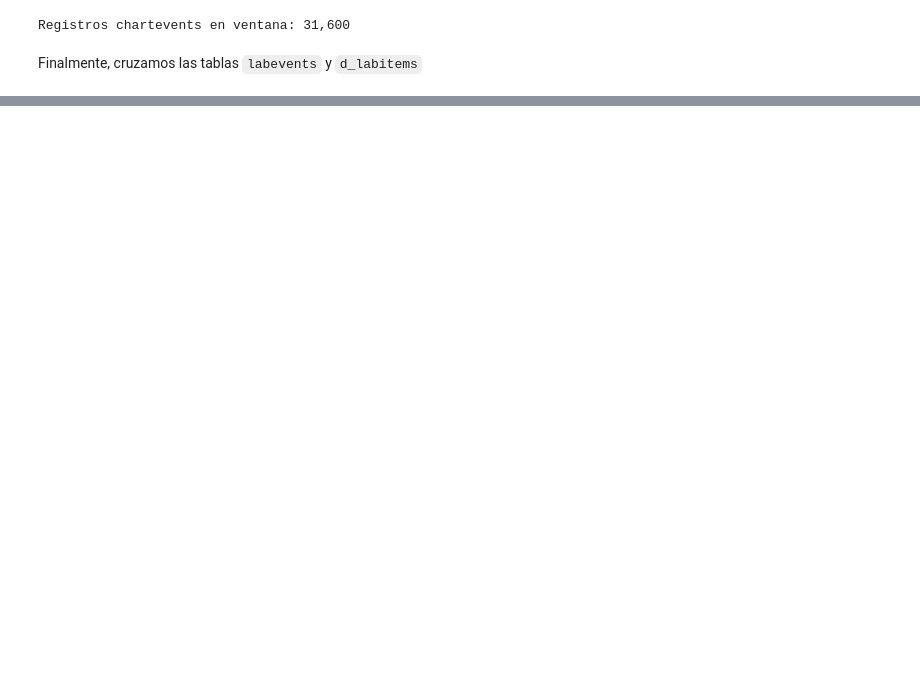
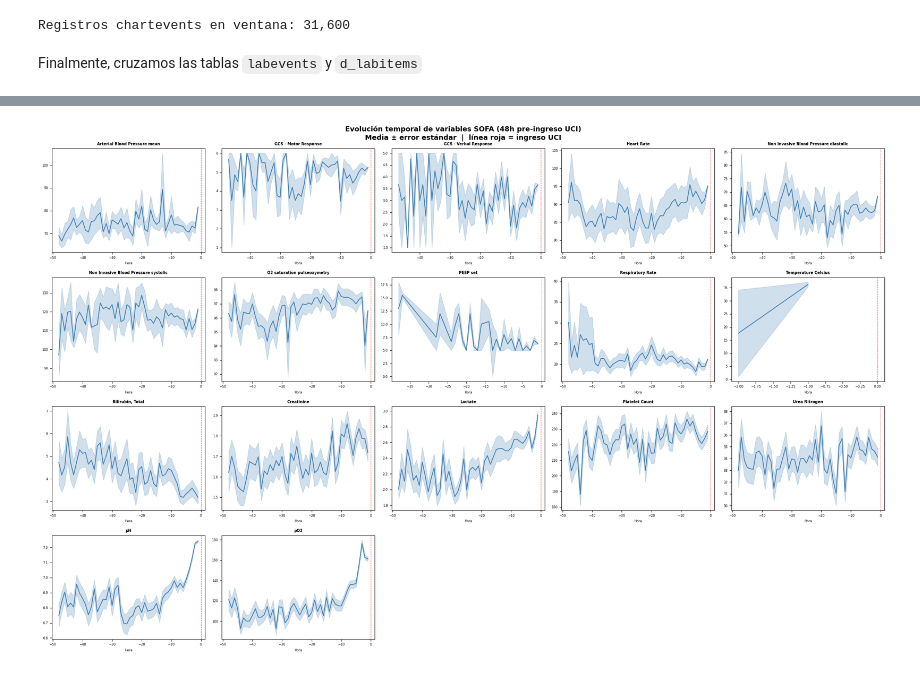
Before and after one commit to hsaddouki/DeepPulse-LSTM, a Jupyter notebook: notebooks/01_data_analysis.ipynb, the cells around one changed output, grey strips where cells are left out. Drawn from its saved outputs; the diff is of its cells as text; code cells hidden in the pictures; blank space fills up the shorter version.

```diff
--- a/notebooks/01_data_analysis.ipynb
+++ b/notebooks/01_data_analysis.ipynb
@@ -577,0 +786,34 @@ print(features_df.columns.tolist())
+# %%
+# === Tendencias temporales: media ± error estándar por variable ===
+fig, axes = plt.subplots(4, 5, figsize=(22, 14))
+axes = axes.flatten()
+
+for i, col in enumerate(feature_cols):
+    ax = axes[i]
+    trend = features_df.groupby('hour_bucket')[col].agg(['mean', 'sem']).dropna()
+    if trend.empty:
+        ax.set_visible(False)
+        continue
+    ax.plot(trend.index, trend['mean'], color='steelblue', linewidth=1.5)
+    ax.fill_between(
+        trend.index,
+        trend['mean'] - trend['sem'],
+        trend['mean'] + trend['sem'],
+        alpha=0.25, color='steelblue'
+    )
+    ax.axvline(0, color='red', linestyle='--', linewidth=0.8, alpha=0.7, label='Ingreso UCI')
+    ax.set_title(col, fontsize=7, fontweight='bold')
+    ax.set_xlabel('Hora', fontsize=6)
+    ax.tick_params(labelsize=6)
+
+for j in range(len(feature_cols), len(axes)):
+    axes[j].set_visible(False)
+
+plt.suptitle(
+    'Evolución temporal de variables SOFA (48h pre-ingreso UCI)\nMedia ± error estándar  |  línea roja = ingreso UCI',
+    fontsize=13, fontweight='bold'
+)
+plt.tight_layout()
+plt.show()
+# %% [output]
+[figure, added]
```
Also changed, not shown: parts of 38 cells of this notebook.
